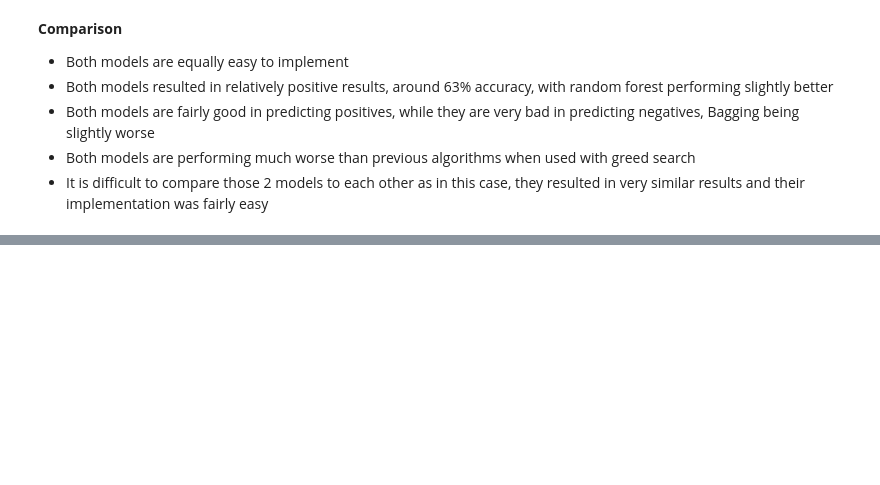
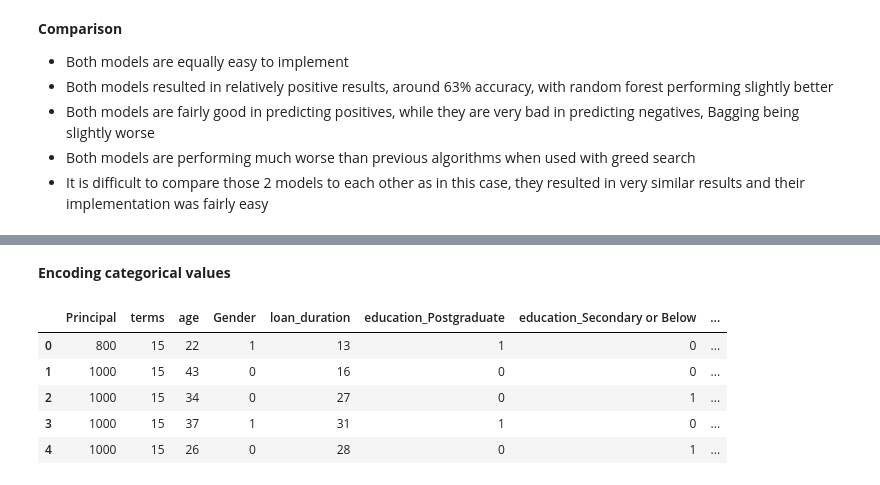
Before and after one commit to dalimvc/Clustering-and-Classification-Models, a Jupyter notebook: DS24-Classification-b21dalmi.ipynb, the cells around one changed output, grey strips where cells are left out. Saved outputs shown, nothing was run; the diff lists cells and outputs as text; code cells hidden in the pictures; blank space fills up the shorter version.

```diff
--- a/DS24-Classification-b21dalmi.ipynb
+++ b/DS24-Classification-b21dalmi.ipynb
@@ -1663,0 +1683,7 @@ metrics_3.head()
+# %%
+#first effective dates and due dates will be converted to data time format
+new_data['effective_date'] = pd.to_datetime(new_data['effective_date'])
+new_data['due_date'] = pd.to_datetime(new_data['due_date'])
+
+#adding new column loan duration, that is result of subtraction of loan effective and loan due date
+new_data['loan_duration'] = (new_data['due_date'] - new_data['effective_date']).dt.days
@@ -1663,0 +1693,2 @@ metrics_3.head()
+# %% [markdown]
+<b>Encoding categorical values </b>
@@ -1663,0 +1706,9 @@ metrics_3.head()
+# %%
+new_data.head()
+# %% [output]
+|  | Principal | terms | age | Gender | loan_duration | education_Postgraduate | education_Secondary or Below | ... |
+| 0 | 800 | 15 | 22 | 1 | 13 | 1 | 0 | ... |
+| 1 | 1000 | 15 | 43 | 0 | 16 | 0 | 0 | ... |
+| 2 | 1000 | 15 | 34 | 0 | 27 | 0 | 1 | ... |
+| 3 | 1000 | 15 | 37 | 1 | 31 | 1 | 0 | ... |
+| 4 | 1000 | 15 | 26 | 0 | 28 | 0 | 1 | ... |
```
Also changed, not shown: parts of 11 cells of this notebook.
